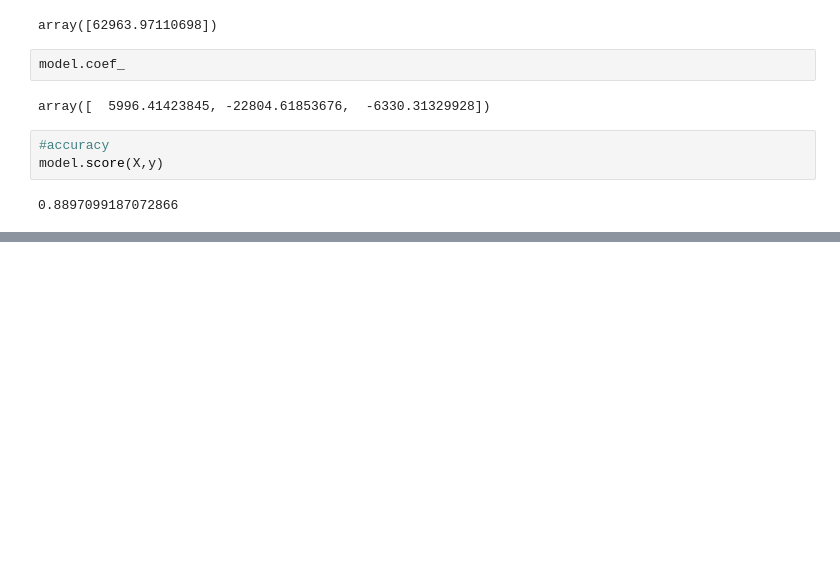
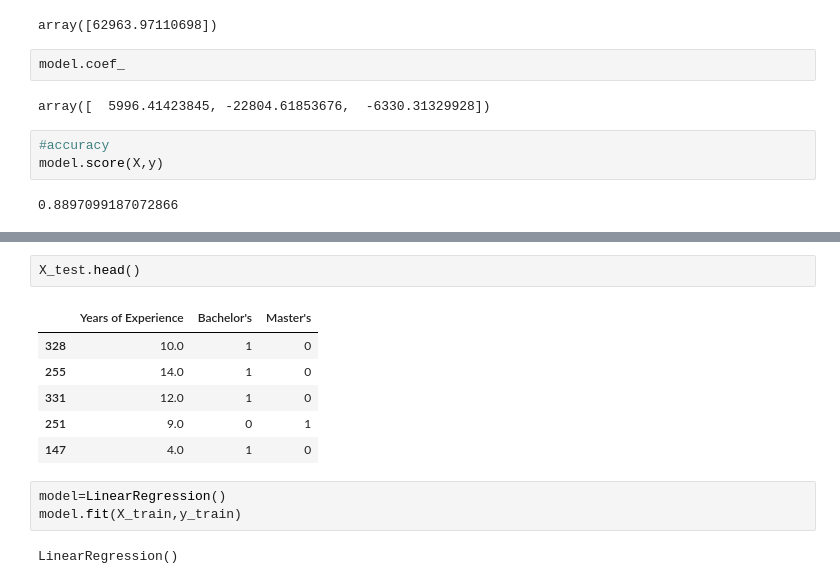
Before and after one commit to anuradha-datascience/machine-learning, a Jupyter notebook: MachineLearningforBeginners_Part_1_Linear_Regression.ipynb, the cells around one changed output, grey strips where cells are left out. Cells and saved outputs as stored; diff of their text form; blank space fills up the shorter version.

```diff
--- a/MachineLearningforBeginners_Part_1_Linear_Regression.ipynb
+++ b/MachineLearningforBeginners_Part_1_Linear_Regression.ipynb
@@ -983,0 +1011,14 @@ model.score(X,y)
+# %%
+X_test.head()
+# %% [output]
+|  | Years of Experience | Bachelor's | Master's |
+| 328 | 10.0 | 1 | 0 |
+| 255 | 14.0 | 1 | 0 |
+| 331 | 12.0 | 1 | 0 |
+| 251 | 9.0 | 0 | 1 |
+| 147 | 4.0 | 1 | 0 |
+# %%
+model=LinearRegression()
+model.fit(X_train,y_train)
+# %% [output]
+LinearRegression()
```
Also changed, not shown: parts of 10 cells of this notebook.
